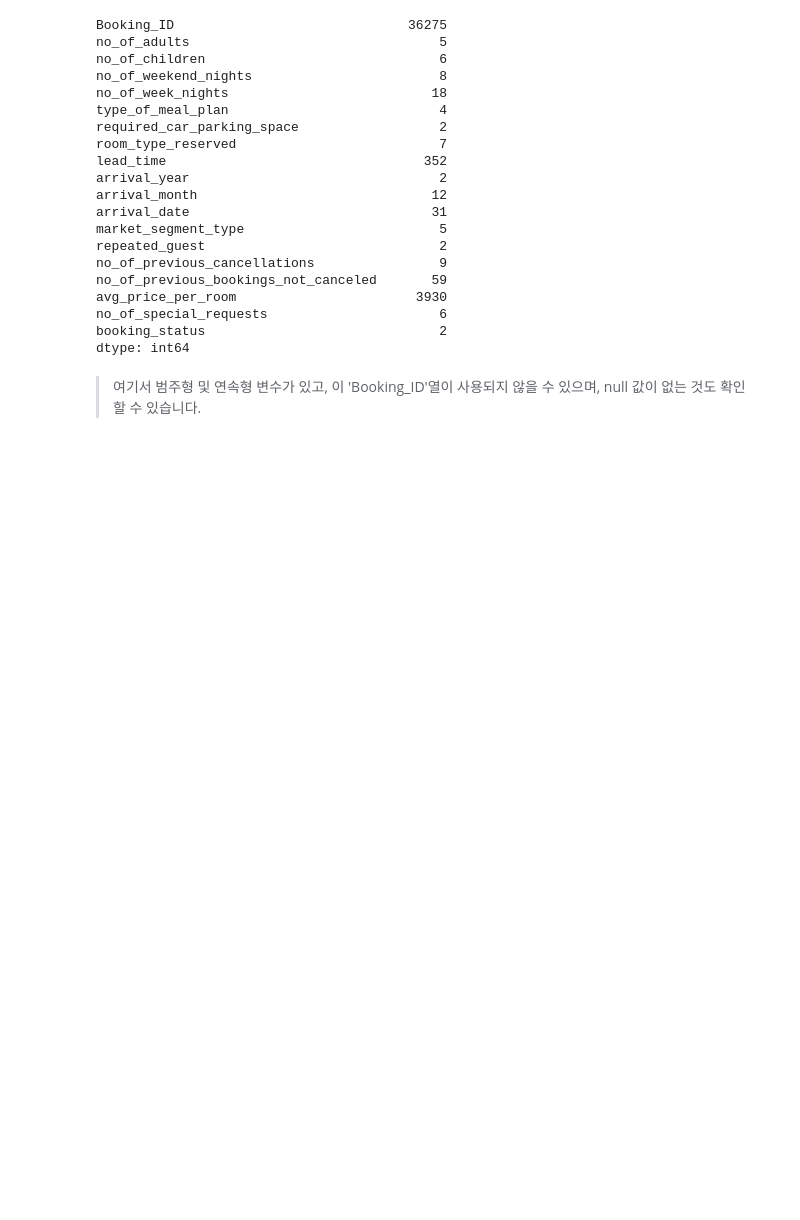
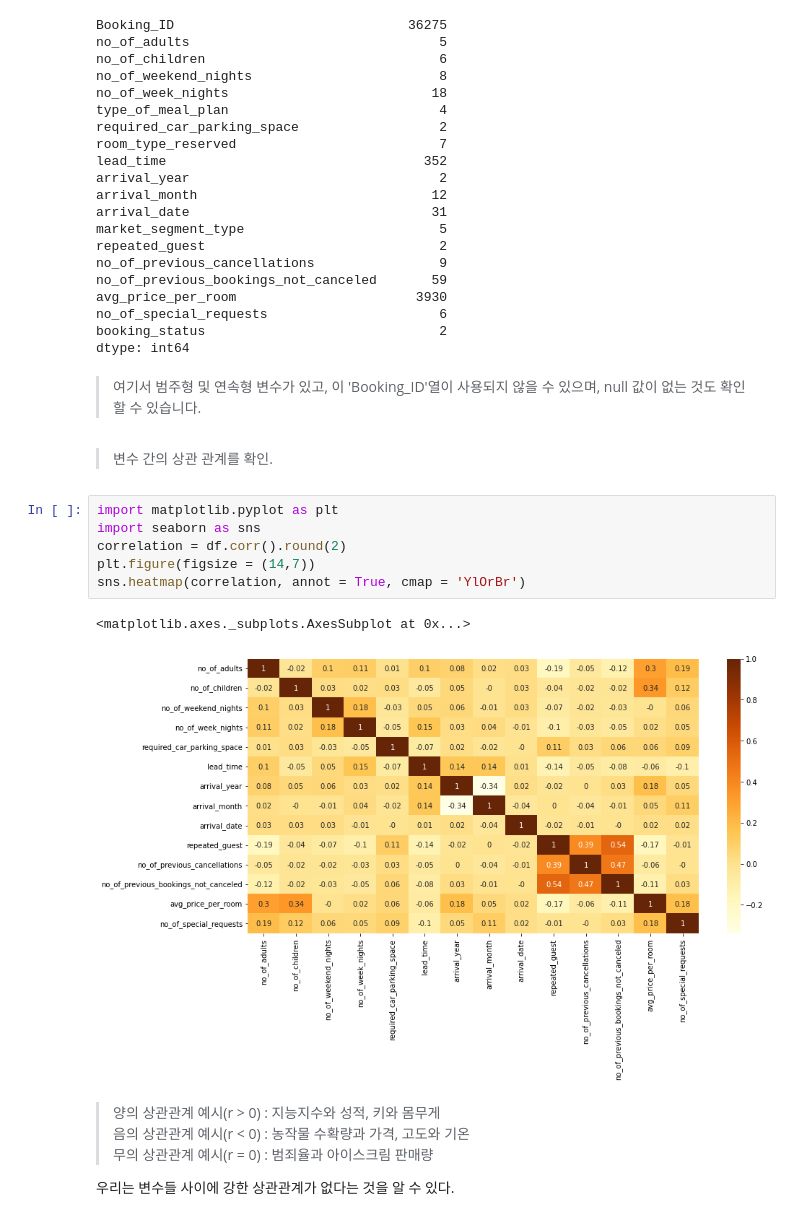
Before and after one commit to god05212/-, a Jupyter notebook: 고객이_호텔예약을_취소할지_예측하기.ipynb, the cells around one changed output. Cells and saved outputs as stored; diff of their text form; blank space fills up the shorter version.

```diff
--- a/고객이_호텔예약을_취소할지_예측하기.ipynb
+++ b/고객이_호텔예약을_취소할지_예측하기.ipynb
@@ -75,3 +75,20 @@ booking_status                              2
 dtype: int64
 # %% [markdown]
 > 여기서 범주형 및 연속형 변수가 있고, 이 'Booking_ID'열이 사용되지 않을 수 있으며, null 값이 없는 것도 확인할 수 있습니다.
+# %% [markdown]
+> 변수 간의 상관 관계를 확인.
+# %%
+import matplotlib.pyplot as plt
+import seaborn as sns
+correlation = df.corr().round(2)
+plt.figure(figsize = (14,7))
+sns.heatmap(correlation, annot = True, cmap = 'YlOrBr')
+# %% [output]
+<matplotlib.axes._subplots.AxesSubplot at 0x...>
+[figure, added]
+# %% [markdown]
+> 양의 상관관계 예시(r > 0) : 지능지수와 성적, 키와 몸무게
+음의 상관관계 예시(r < 0) : 농작물 수확량과 가격, 고도와 기온
+무의 상관관계 예시(r = 0) : 범죄율과 아이스크림 판매량
+
+우리는 변수들 사이에 강한 상관관계가 없다는 것을 알 수 있다.
```
